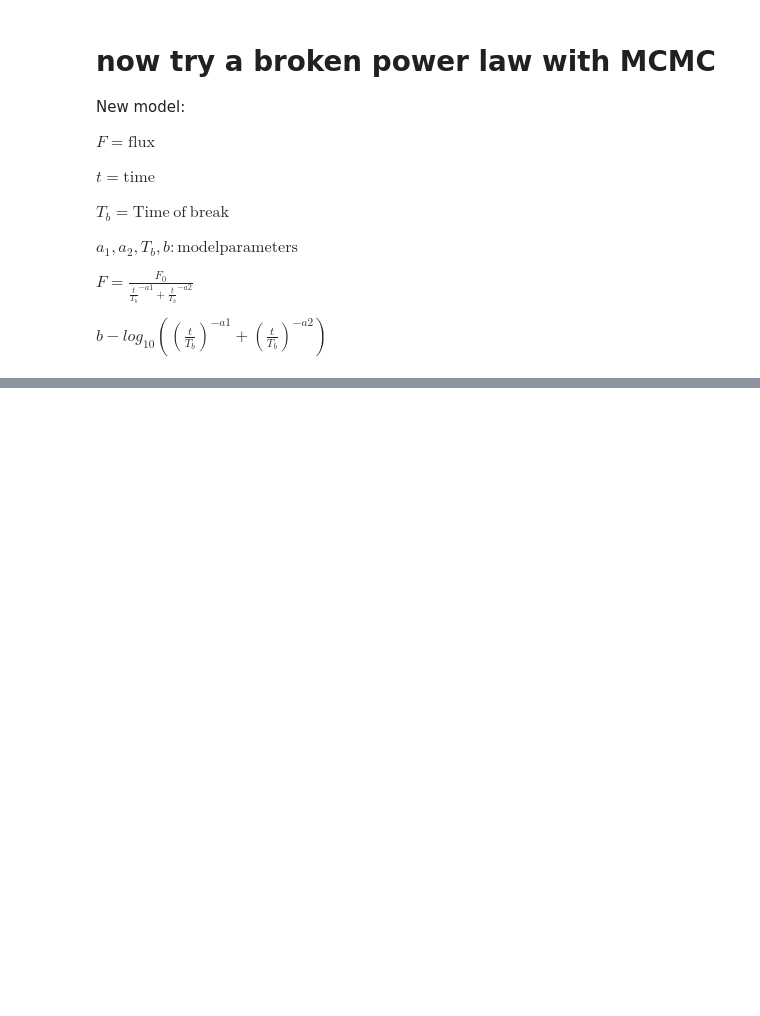
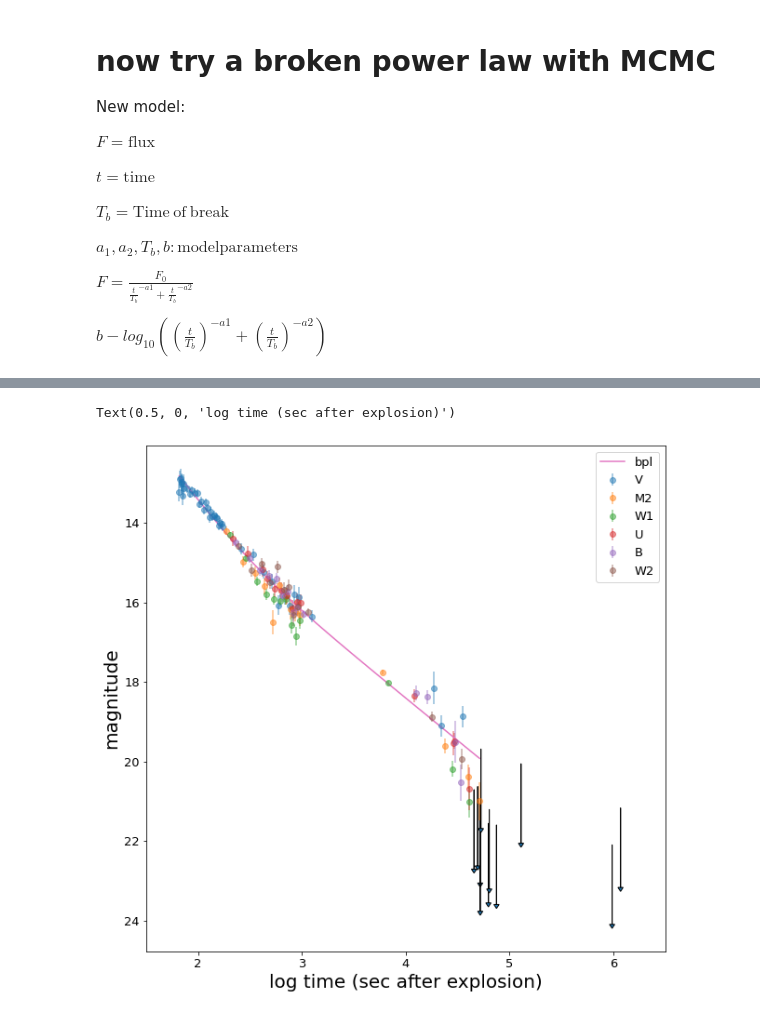
Before and after one commit to marcocaramanti/MLPNS_MCaramanti, a Jupyter notebook: linearRegression/FittingLineToGRBAfterglows.ipynb, the cells around one changed output, grey strips where cells are left out. Cells and saved outputs as stored; diff of their text form; code cells hidden in the pictures; blank space fills up the shorter version.

```diff
--- a/linearRegression/FittingLineToGRBAfterglows.ipynb
+++ b/linearRegression/FittingLineToGRBAfterglows.ipynb
@@ -617,0 +771,48 @@ $b - log_{10}((\frac{t}{T_b})^{-a1} + (\frac{t}{T_b})^{-a2}) $
+# %%
+# Proviamo a plottare il fit sopra i dati
+
+ax = pl.figure(figsize=(10,10)).add_subplot(111)
+
+# INIZIO solito codice per plottare i punti
+
+# plot the datapoints as above as errorbars
+for f in grbAG["filter"].unique():
+    pl.errorbar(grbAG.loc[grbAG["filter"] == f, "logtime"],
+                grbAG.loc[grbAG["filter"] == f, "mag"],
+                grbAG.loc[grbAG["filter"] == f, "magerr"],
+                marker = "o", linestyle = "None", alpha = 0.5,
+                label = str(f));
+
+# plot the upperlimits as arrows
+for i in grbAG[grbAG.upperlimit == 1].index:
+    pl.arrow(grbAG.loc[i].logtime,
+             grbAG.loc[i].magerr, 0, 2,
+            head_width=0.05, head_length=0.1, ec='k');
+
+# FINE plot punti
+
+# Questa è la nuova x che useremo per valutare il fit
+# Qui non abbiamo una sola retta quindi serve come minimo un linspace
+newx = np.linspace(grbAGnu.logtime.min(), grbAGnu.logtime.max(), 100)
+
+# Prendiamo come risultati del Monte Carlo i valori mediani
+results = mcmc_bpl[:, 1]
+
+ax.plot(newx, bpl(results, 10**newx), label="bpl")
+# Devo prendere 10**newx quando valuto bpl perché questa funzione vuole in
+# input il tempo, non il log del tempo. Bisogna usare questo escamotage
+# perché poi sull'asse x dobbiamo mettere il log del tempo.
+# Fare due linspace (uno con estremi il log del tempo e uno con estremi il
+# tempo) non funziona perché i punti di campionamento sarebbero diversi, col
+# risultato che plotteremmo i punti nelle posizioni sbagliate
+
+pl.legend()
+
+pl.xlim(1.5, 6.5)
+pl.ylabel("magnitude", fontsize=20)
+pl.gca().invert_yaxis()
+
+pl.xlabel("log time (sec after explosion)", fontsize=20)
+# %% [output]
+Text(0.5, 0, 'log time (sec after explosion)')
+[figure, added]
```
Also changed, not shown: parts of 27 cells of this notebook.
